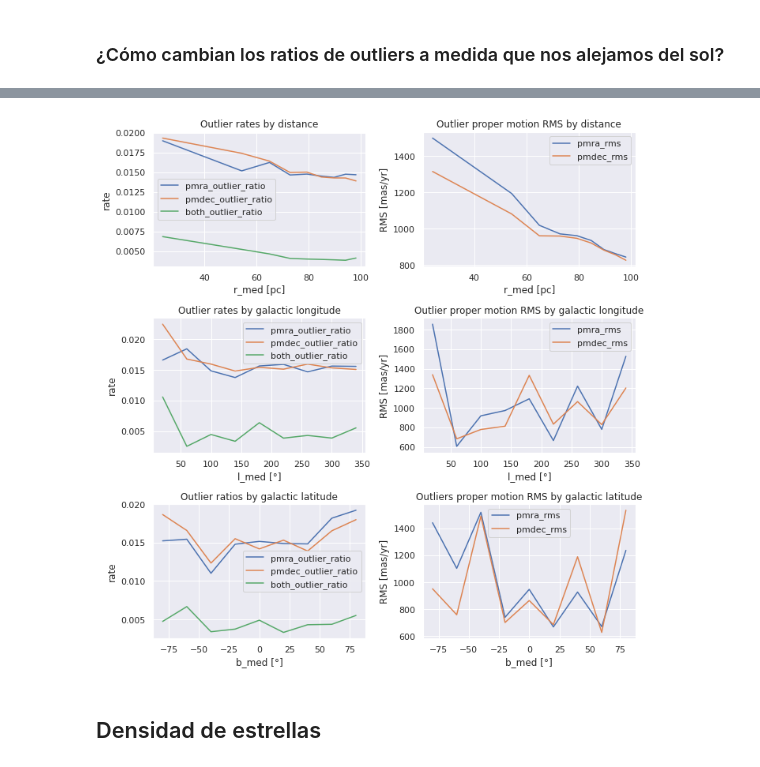
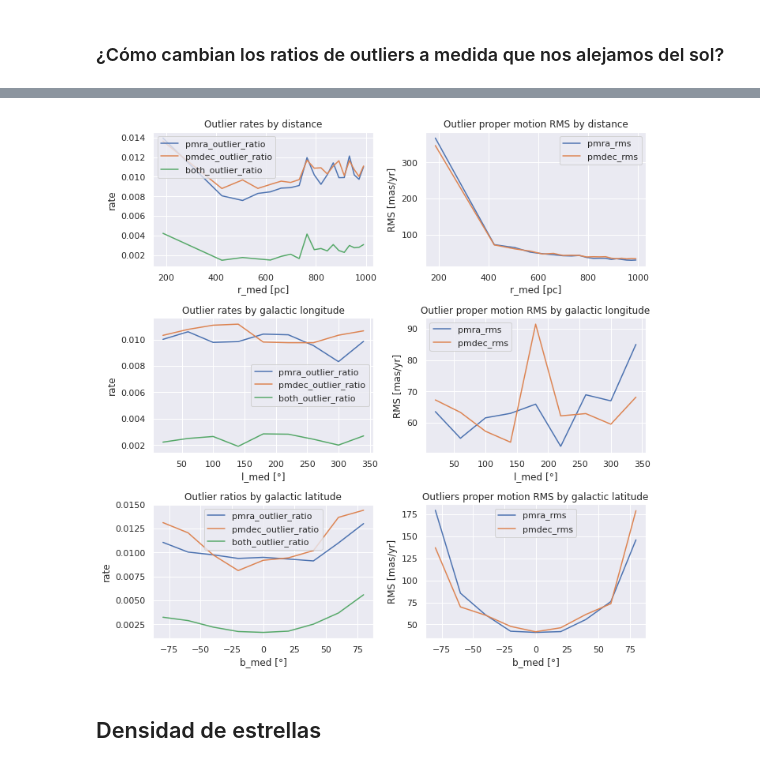
Before and after one commit to santortiz/Black-holes-searching, a Jupyter notebook: shells.ipynb, the cells around one changed output, grey strips where cells are left out. Cells and saved outputs as stored; diff of their text form; code cells hidden in the pictures.

```diff
--- a/shells.ipynb
+++ b/shells.ipynb
@@ -55,0 +37,5 @@ len(results)
+# %%
+results= votable_to_pandas('whitin1000-result.vot.gz') #toma alrededor de 3 minutos en leer
+r=1000 #RADIO de busqueda, pc.
+results.dropna(inplace=True)
+len(results)
@@ -82,9 +70,10 @@ class Cube:
 # %%
 #Particiones de los intervalos, longitud, latitud, distancia.
 #Este algoritmo asume particiones regulares para todos los intervalos.
+
 nl= 10
 nb= 10
-nr= 10
+nr= 20
 
 ls= np.linspace(0,360,nl)
 bs= np.linspace(-90,90,nb)
@@ -93,7 +82,7 @@ length_l= 360/nl
 
 def rf(thetai, thetaf, ri):
   k=np.radians(length_l)*(np.sin(np.radians(thetaf)-np.sin(np.radians(thetai))))
-  V= 100**3/3 * k
+  V= r**3/3 * k
   return (3*(V/(nr-1))/k + ri**3)**(1/3)
 
 cubes=[0]*((nl-1)*(nb-1)*(nr-1))
@@ -119,7 +108,7 @@ len(cubes)
 The filters by distance only work if the angular lengths of the spheric cube are small enough. If this condition isn't met, errors could appear. This is due to compare distances along axis (the cube's and the star's) that are not totally parallel.
 # %%
 for cube in cubes:
-  cube.stars = results.query(f'l<{cube.lf} & l>{cube.li} & b<{cube.bf} & b>{cube.bi} & r_med_geo<{cube.rf} & l>{cube.ri}')
+  cube.stars = results.query(f'l<{cube.lf} & l>{cube.li} & b<{cube.bf} & b>{cube.bi} & r_med_geo<{cube.rf} & r_med_geo>{cube.ri}')
   cube.stars['cube_id']= cube.id
   if len(cube.stars)!=0:
     cube.avgpmra = cube.stars.pmra.mean()
@@ -195,3 +208,7 @@ ratio_b_means= pd.concat([ df_cubes.loc[:,'b_med'], df_cubes.loc[:, 'pmra_rms':'
+# %%
+ratio_means= df_cubes.astype(float).groupby('r_med').mean()
+ratio_l_means= df_cubes.astype(float).groupby('l_med').mean()
+ratio_b_means= df_cubes.astype(float).groupby('b_med').mean()
 # %%
 plt.figure(figsize=(10,10))
 ax= plt.subplot(3,2,1)
@@ -201,6 +218,7 @@ sns.lineplot(data= ratio_means,x='r_med', y='pmdec_outlier_ratio', label='pmdec_
 sns.lineplot(data= ratio_means,x='r_med', y='both_outlier_ratio', label='both_outlier_ratio', ax=ax)
 ax.set_xlabel('r_med [pc]')
 ax.set_ylabel('rate')
+plt.grid()
 
 
 ax1=plt.subplot(3,2,2)
@@ -209,6 +227,7 @@ sns.lineplot(data= ratio_means,x='r_med', y='pmra_rms', label='pmra_rms',  ax=ax
 sns.lineplot(data= ratio_means,x='r_med', y='pmdec_rms', label='pmdec_rms',  ax=ax1)
 ax1.set_xlabel('r_med [pc]')
 ax1.set_ylabel('RMS [mas/yr]')
+plt.grid()
 
 
 ax2=plt.subplot(3,2,3)
@@ -218,36 +237,40 @@ sns.lineplot(data= ratio_l_means,x='l_med', y='pmdec_outlier_ratio', label='pmde
 sns.lineplot(data= ratio_l_means,x='l_med', y='both_outlier_ratio', label='both_outlier_ratio', ax=ax2)
 ax2.set_xlabel('l_med [°]')
 ax2.set_ylabel('rate')
+plt.grid()
 
 ax3=plt.subplot(3,2,4)
 ax3.set_title('Outlier proper motion RMS by galactic longitude')
 sns.lineplot(data= ratio_l_means,x='l_med', y='pmra_rms', label='pmra_rms', ax=ax3)
 sns.lineplot(data= ratio_l_means,x='l_med', y='pmdec_rms', label='pmdec_rms', ax=ax3)
 ax3.set_xlabel('l_med [°]')
 ax3.set_ylabel('RMS [mas/yr]')
+plt.grid()
 
 
 ax4=plt.subplot(3,2,5)
 ax4.set_title('Outlier ratios by galactic latitude')
 sns.lineplot(data= ratio_b_means,x='b_med', y='pmra_outlier_ratio', label='pmra_outlier_ratio', ax=ax4)
 sns.lineplot(data= ratio_b_means,x='b_med', y='pmdec_outlier_ratio', label='pmdec_outlier_ratio', ax=ax4)
 sns.lineplot(data= ratio_b_means,x='b_med', y='both_outlier_ratio', label='both_outlier_ratio', ax=ax4)
 ax4.set_xlabel('b_med [°]')
 ax4.set_ylabel('rate')
+plt.grid()
 
 ax6=plt.subplot(3,2,6)
 ax6.set_title('Outliers proper motion RMS by galactic latitude')
 sns.lineplot(data= ratio_b_means,x='b_med', y='pmra_rms', label='pmra_rms', ax=ax6)
 sns.lineplot(data= ratio_b_means,x='b_med', y='pmdec_rms', label='pmdec_rms', ax=ax6)
 ax6.set_xlabel('b_med [°]')
 ax6.set_ylabel('RMS [mas/yr]')
 
 
 plt.legend()
+plt.grid()
 plt.tight_layout()
 plt.show()
 # %% [output]
-[figure, old version]
+[figure, new version]
 # %% [markdown]
 ## Densidad de estrellas
 # %% [markdown]
```
Also changed, not shown: parts of 14 cells of this notebook, 5 other files.
